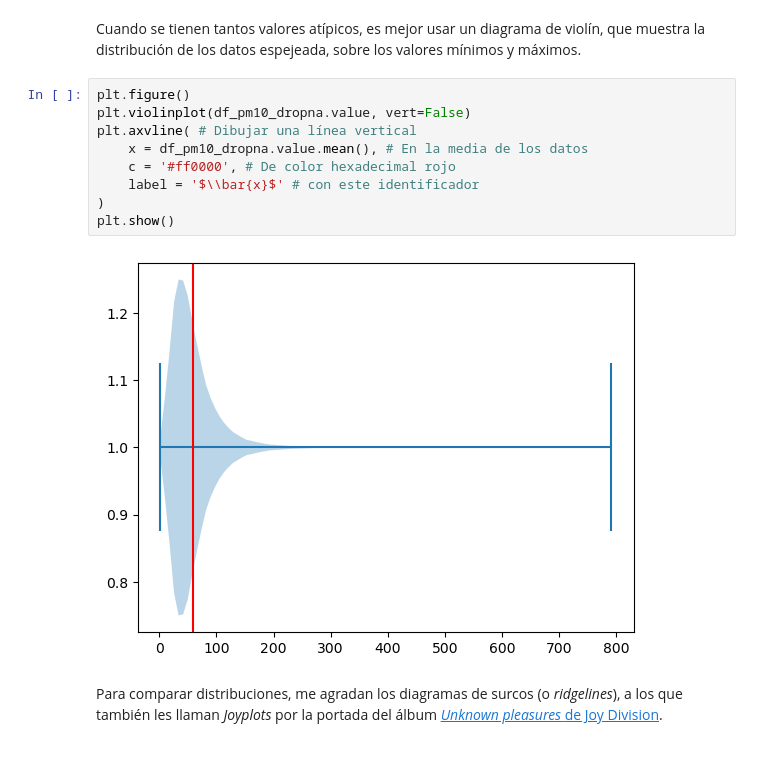
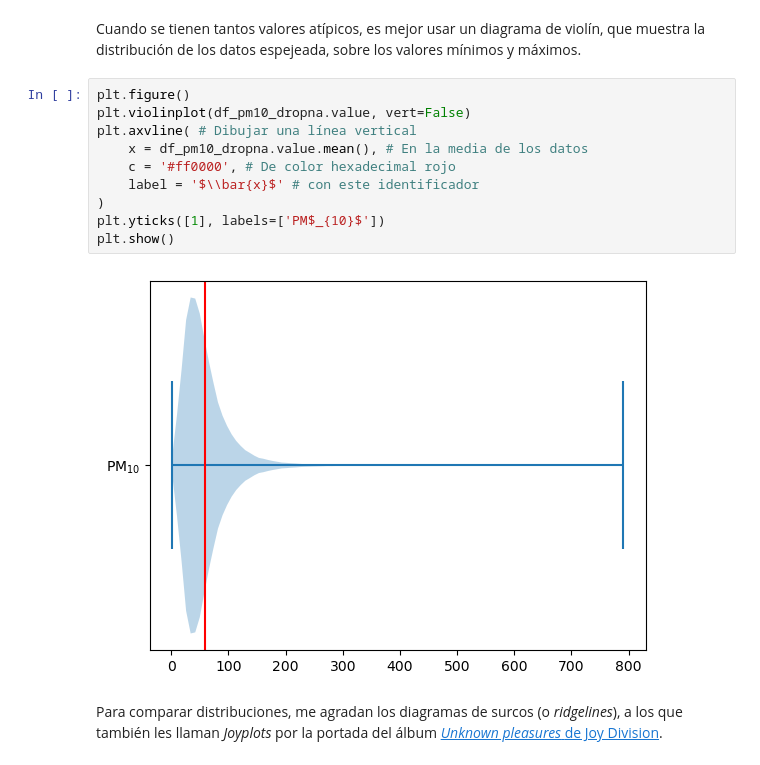
Before and after one commit to albertobenavides/aprendizaje_autom, a Jupyter notebook: caps/2_estadisticos.ipynb, the cells around one changed output. Cells and saved outputs as stored; diff of their text form.

```diff
--- a/caps/2_estadisticos.ipynb
+++ b/caps/2_estadisticos.ipynb
@@ -615,14 +617,15 @@ Cuando se tienen tantos valores atípicos, es mejor usar un diagrama de violín,
 # %%
 plt.figure()
 plt.violinplot(df_pm10_dropna.value, vert=False)
 plt.axvline( # Dibujar una línea vertical
     x = df_pm10_dropna.value.mean(), # En la media de los datos
     c = '#ff0000', # De color hexadecimal rojo
     label = '$\\bar{x}$' # con este identificador
 )
+plt.yticks([1], labels=['PM$_{10}$'])
 plt.show()
 # %% [output]
-[figure, old version]
+[figure, new version]
 # %% [markdown]
 Para comparar distribuciones, me agradan los diagramas de surcos (o _ridgelines_), a los que también les llaman _Joyplots_ por la portada del álbum [_Unknown pleasures_ de Joy Division](https://www.indierocks.mx/musica/articulos/a-40-anos-del-unknown-pleasures-de-joy-division/).
 # %%
```
Also changed, not shown: parts of 13 cells of this notebook, 2 other files.
